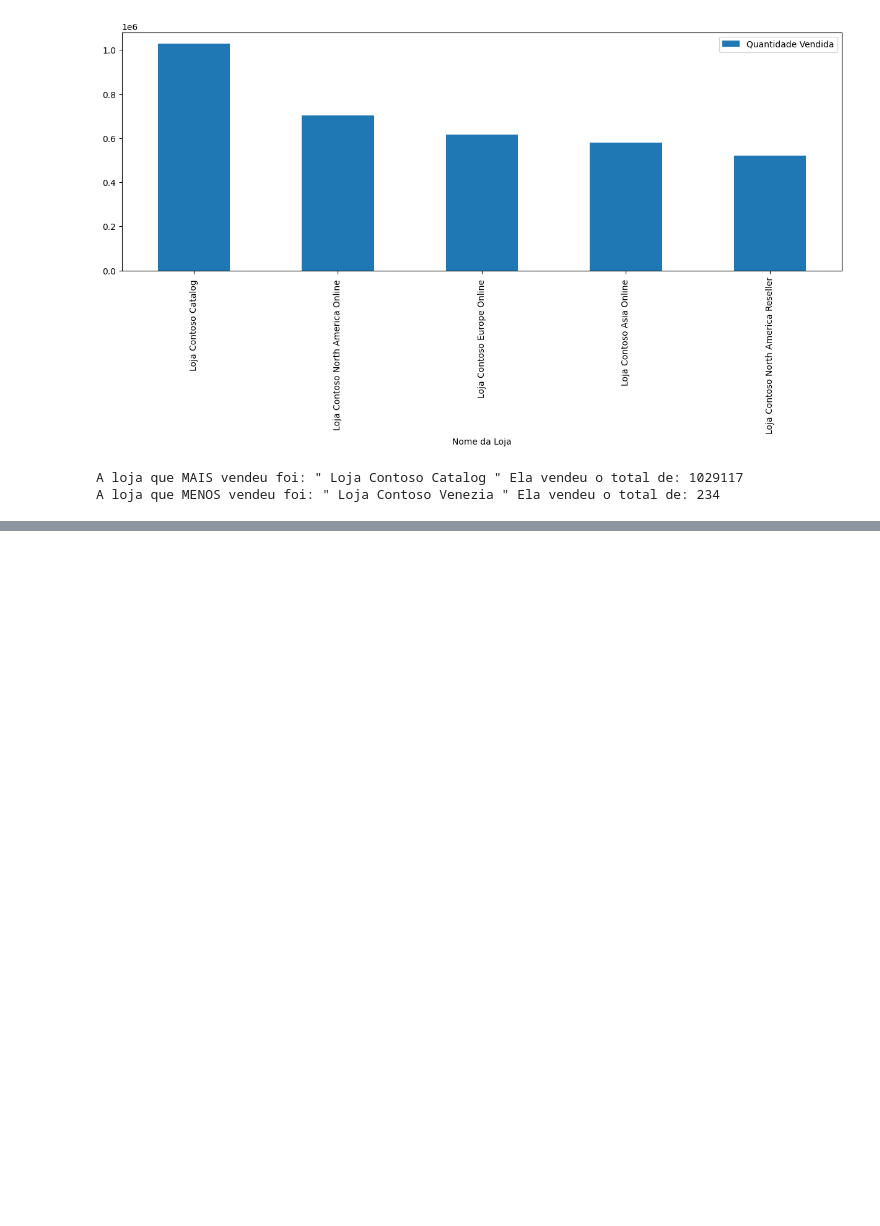
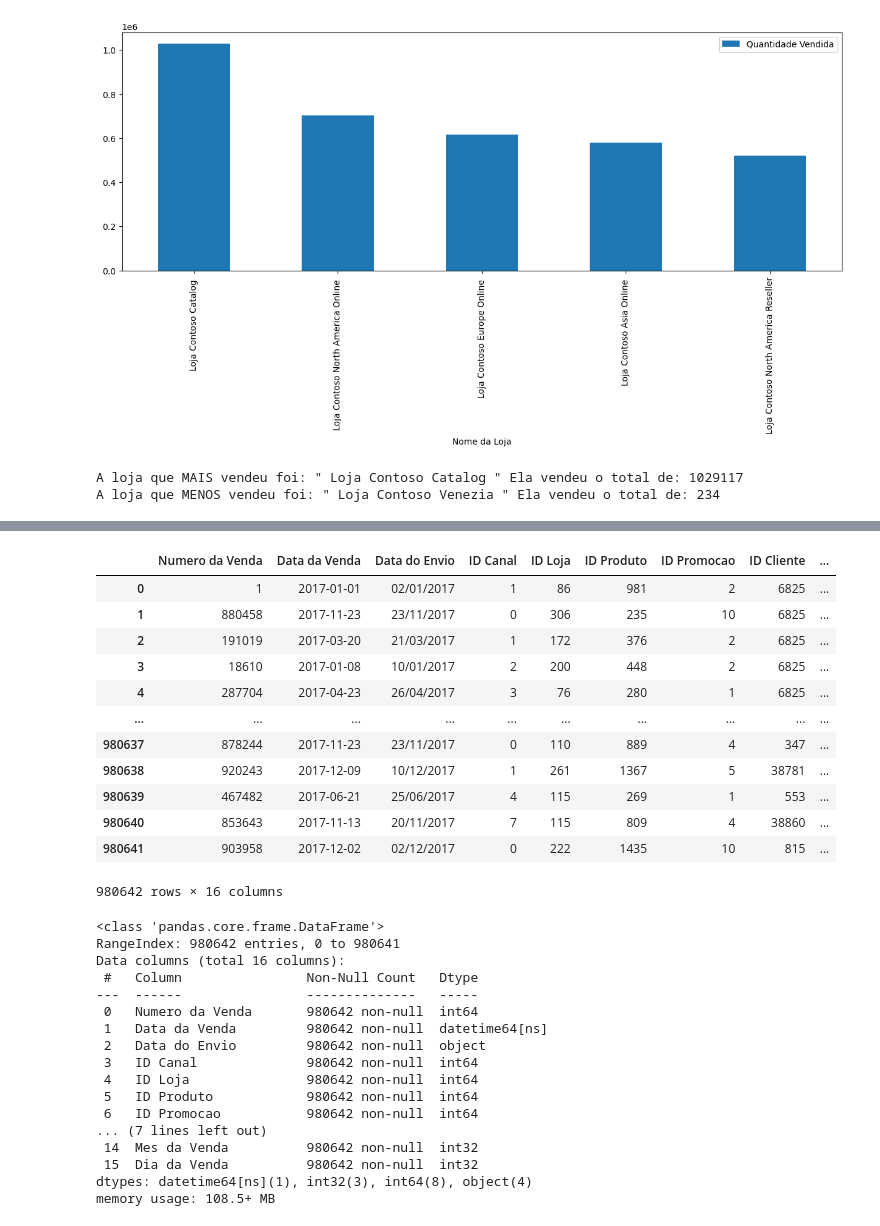
Before and after one commit to Dstinoco/PYTHON-PANDAS, a Jupyter notebook: Untitled-1.ipynb, the cells around one changed output, grey strips where cells are left out. Saved outputs shown, nothing was run; the diff lists cells and outputs as text; code cells hidden in the pictures; blank space fills up the shorter version.

```diff
--- a/Untitled-1.ipynb
+++ b/Untitled-1.ipynb
@@ -83,0 +162,40 @@ A loja que MENOS vendeu foi: " Loja Contoso Venezia " Ela vendeu o total de: 234
+# %%
+#Acrescentar dia, mes e ano
+
+vendas_df['Data da Venda'] = pd.to_datetime(vendas_df['Data da Venda'], format='%d/%m/%Y')
+vendas_df['Ano da Venda'] = vendas_df['Data da Venda'].dt.year
+vendas_df['Mes da Venda'] = vendas_df['Data da Venda'].dt.month
+vendas_df['Dia da Venda'] = vendas_df['Data da Venda'].dt.day
+display(vendas_df)
+vendas_df.info()
+# %% [output]
+|  | Numero da Venda | Data da Venda | Data do Envio | ID Canal | ID Loja | ID Produto | ID Promocao | ID Cliente | ... |
+| 0 | 1 | 2017-01-01 | 02/01/2017 | 1 | 86 | 981 | 2 | 6825 | ... |
+| 1 | 880458 | 2017-11-23 | 23/11/2017 | 0 | 306 | 235 | 10 | 6825 | ... |
+| 2 | 191019 | 2017-03-20 | 21/03/2017 | 1 | 172 | 376 | 2 | 6825 | ... |
+| 3 | 18610 | 2017-01-08 | 10/01/2017 | 2 | 200 | 448 | 2 | 6825 | ... |
+| 4 | 287704 | 2017-04-23 | 26/04/2017 | 3 | 76 | 280 | 1 | 6825 | ... |
+| ... | ... | ... | ... | ... | ... | ... | ... | ... | ... |
+| 980637 | 878244 | 2017-11-23 | 23/11/2017 | 0 | 110 | 889 | 4 | 347 | ... |
+| 980638 | 920243 | 2017-12-09 | 10/12/2017 | 1 | 261 | 1367 | 5 | 38781 | ... |
+| 980639 | 467482 | 2017-06-21 | 25/06/2017 | 4 | 115 | 269 | 1 | 553 | ... |
+| 980640 | 853643 | 2017-11-13 | 20/11/2017 | 7 | 115 | 809 | 4 | 38860 | ... |
+| 980641 | 903958 | 2017-12-02 | 02/12/2017 | 0 | 222 | 1435 | 10 | 815 | ... |
+980642 rows × 16 columns
+<class 'pandas.core.frame.DataFrame'>
+RangeIndex: 980642 entries, 0 to 980641
+Data columns (total 16 columns):
+ #   Column                Non-Null Count   Dtype
+---  ------                --------------   -----
+ 0   Numero da Venda       980642 non-null  int64
+ 1   Data da Venda         980642 non-null  datetime64[ns]
+ 2   Data do Envio         980642 non-null  object
+ 3   ID Canal              980642 non-null  int64
+ 4   ID Loja               980642 non-null  int64
+ 5   ID Produto            980642 non-null  int64
+ 6   ID Promocao           980642 non-null  int64
+... (7 lines left out)
+ 14  Mes da Venda          980642 non-null  int32
+ 15  Dia da Venda          980642 non-null  int32
+dtypes: datetime64[ns](1), int32(3), int64(8), object(4)
+memory usage: 108.5+ MB
```
Also changed, not shown: parts of 10 cells of this notebook, 3 other files.
